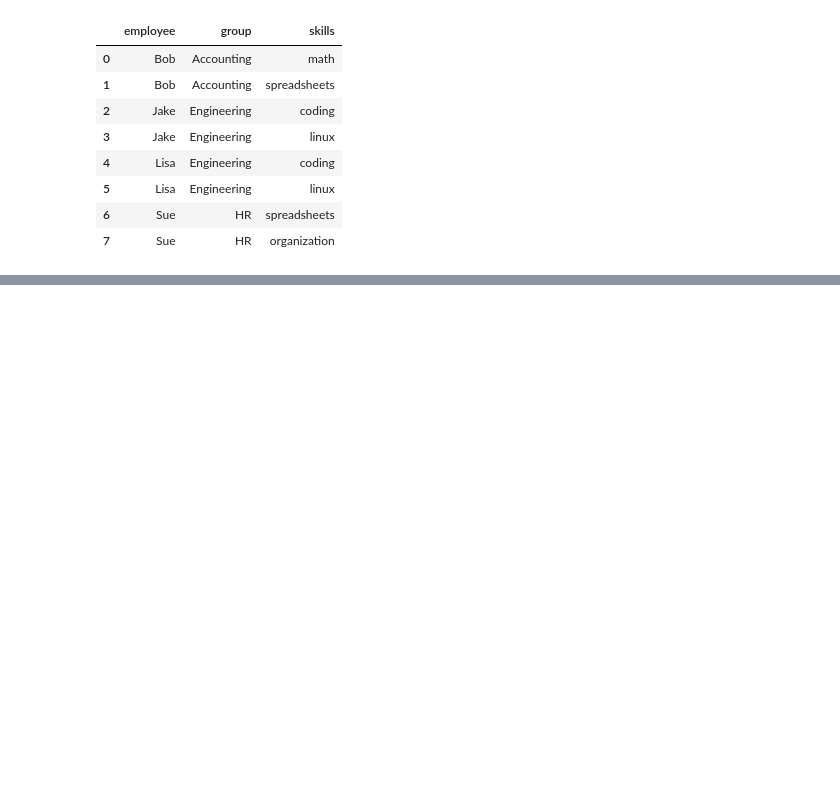
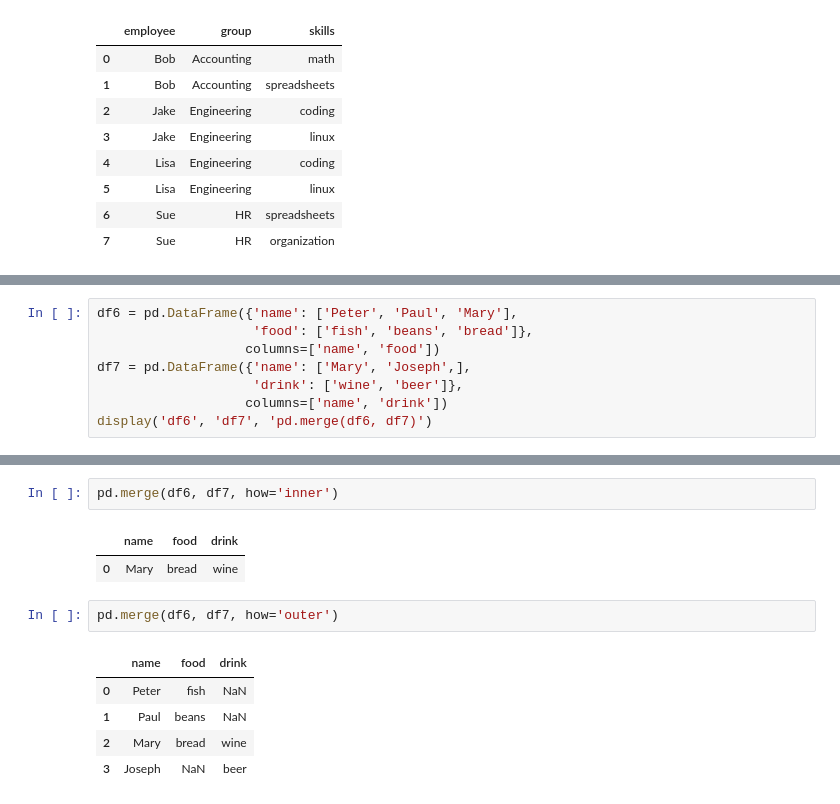
Before and after one commit to ensofter/python_for_difficult_tasks, a Jupyter notebook: Part 3 - Data Manipulation with Pandas.ipynb, the cells around one changed output, grey strips where cells are left out. Drawn from its saved outputs; the diff is of its cells as text; blank space fills up the shorter version.

```diff
--- a/Part 3 - Data Manipulation with Pandas.ipynb
+++ b/Part 3 - Data Manipulation with Pandas.ipynb
@@ -1800,0 +1958,8 @@ sadf
+# %%
+df6 = pd.DataFrame({'name': ['Peter', 'Paul', 'Mary'],
+                    'food': ['fish', 'beans', 'bread']},
+                   columns=['name', 'food'])
+df7 = pd.DataFrame({'name': ['Mary', 'Joseph',],
+                    'drink': ['wine', 'beer']},
+                   columns=['name', 'drink'])
+display('df6', 'df7', 'pd.merge(df6, df7)')
@@ -1800,0 +1979,13 @@ sadf
+# %%
+pd.merge(df6, df7, how='inner')
+# %% [output]
+|  | name | food | drink |
+| 0 | Mary | bread | wine |
+# %%
+pd.merge(df6, df7, how='outer')
+# %% [output]
+|  | name | food | drink |
+| 0 | Peter | fish | NaN |
+| 1 | Paul | beans | NaN |
+| 2 | Mary | bread | wine |
+| 3 | Joseph | NaN | beer |
```
Also changed, not shown: parts of 21 cells of this notebook.
